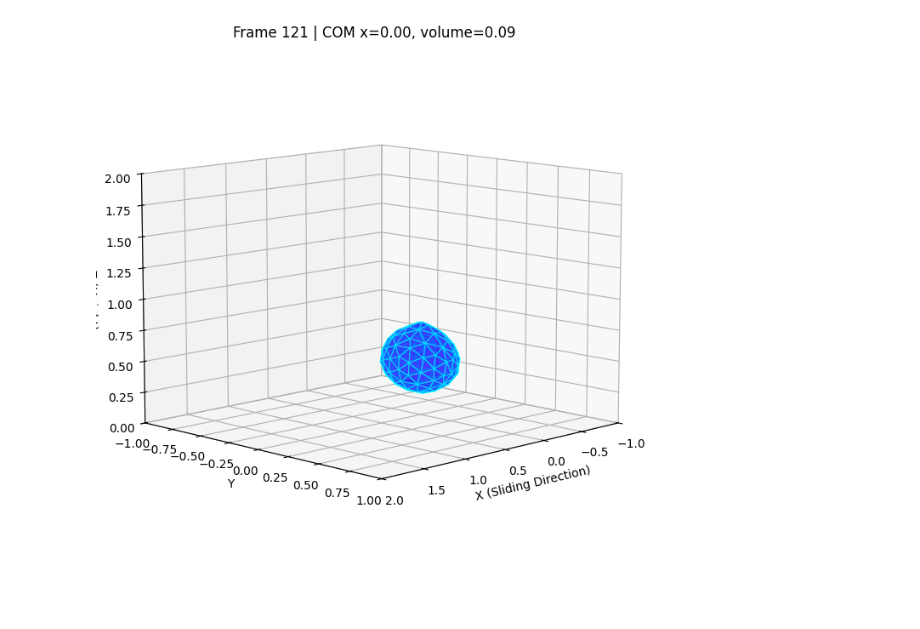
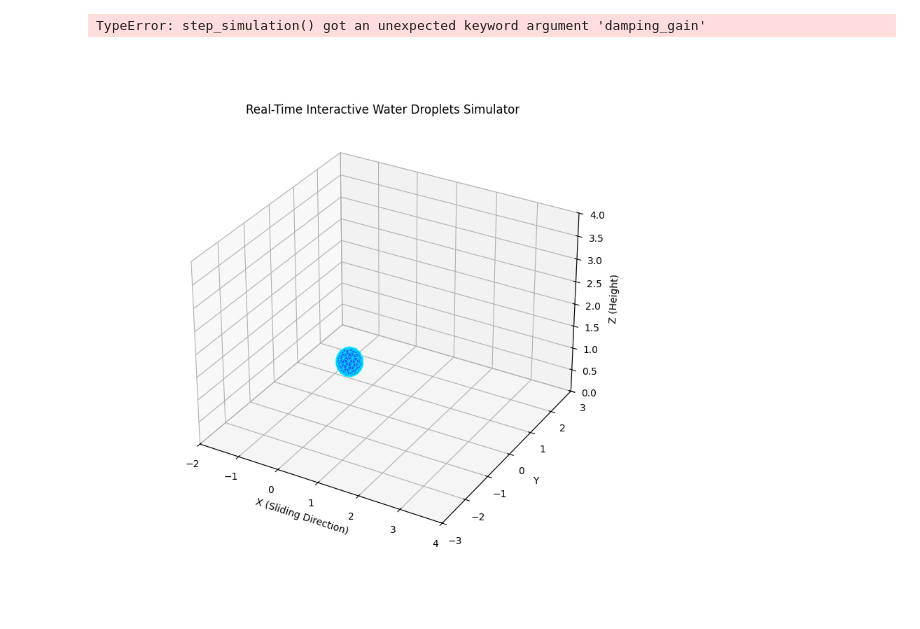
Before and after one commit to owenlambchops/CS184-final-project, a Jupyter notebook: python_sim_dev/water_sim.ipynb, the cells around one changed output. Cells and saved outputs as stored; diff of their text form; code cells hidden in the pictures.

```diff
--- a/python_sim_dev/water_sim.ipynb
+++ b/python_sim_dev/water_sim.ipynb
@@ -42,40 +42,80 @@ ax.set(
 )
 
 for frame in range(2000):
+    # Explicit internal sub-stepping to maintain simulation stability
     for _ in range(sub_steps):
         v, x = step_simulation(
             v, x, faces, neighbours, V_0,
-            method="euler",
-            dt=sub_dt, g=np.array([0.0, 0.0, -9.810]),
+            dt=sub_dt,
+            g=np.array([4.0, 0.0, -9.81]), # Tilted gravity
             gamma=2000.0,  # higher tension to preserve bead shape
             mu=16.0,        # numerically safer damping than very large explicit mu
-            eta=6.0,      # keep Laplacian viscosity in a stable/recommended range
+            eta=8.0,      # keep Laplacian viscosity in a stable/recommended range
             k_v=2000.0,
             rho=0.1,    # lower density to allow more visible deformation without extreme forces
-            alpha=0.2,     # contact angle stiffness
+            alpha=3.0,     # contact angle stiffness
             friction_coeff=0.1,
-            contact_angles=(np.deg2rad(105.0), np.deg2rad(125.0)),
-            volume_correction_mode="both",
+            damping_gain=1.5 # Apply new robust damping
         )
+
+        # gamma=50.0,
+        #     mu=3.0,
+        #     eta=0.98,
+        #     k_v=2000.0,
+        #     friction_coeff=0.2,
+
+
+# for frame in range(2000):
+#     for _ in range(sub_steps):
+#         v, x = step_simulation(
+#             v, x, faces, neighbours, V_0,
+#             dt=sub_dt, g=np.array([0.0, 0.0, -9.810]),
+#             gamma=2000.0,  # higher tension to preserve bead shape
+#             mu=16.0,        # numerically safer damping than very large explicit mu
+#             eta=8.0,      # keep Laplacian viscosity in a stable/recommended range
+#             k_v=2000.0,
+#             rho=0.1,    # lower density to allow more visible deformation without extreme forces
+#             alpha=3.0,     # contact angle stiffness
+#             friction_coeff=0.1,
+#             # contact_angles=(np.deg2rad(105.0), np.deg2rad(125.0)),
+#             # contact_angles=(np.deg2rad(86.0), np.deg2rad(94.0)),
+#             contact_angles=(np.deg2rad(59.0), np.deg2rad(61.0)),
+#             volume_correction_mode="both",
+#         )
+
+        # v, x = step_simulation(
+        #     v, x, faces, neighbours, V_0,
+        #     dt=sub_dt, g=np.array([0.0, 0.0, -9.810]),
+        #     gamma=2000.0,  # higher tension to preserve bead shape
+        #     mu=16.0,        # numerically safer damping than very large explicit mu
+        #     eta=6.0,      # keep Laplacian viscosity in a stable/recommended range
+        #     k_v=2000.0,
+        #     rho=0.1,    # lower density to allow more visible deformation without extreme forces
+        #     alpha=0.2,     # contact angle stiffness
+        #     friction_coeff=0.1,
+        #     contact_angles=(np.deg2rad(105.0), np.deg2rad(125.0)),
+        #     volume_correction_mode="both",
+        # )
 
     # Update visual data
     # sc._offsets3d = (x[:, 0], x[:, 1], x[:, 2])
     poly.set_verts(x[faces])
 
     # Keep droplet in view as it slides
     center = x.mean(axis=0)
     ax.set_xlim(-1, 2)
     ax.set_ylim(-1, 1)
     ax.set_zlim(0.0, 2.0)
     _, volume = compute_vertex_normals_and_volume(x, faces)
     ax.set_title(f"Frame {frame} | COM x={center[0]:.2f}, volume={volume:.2f}")
     ax.view_init(elev=10, azim=45)
 
     # Notebook-friendly refresh
     display.clear_output(wait=True)
     display.display(fig)
     time.sleep(0.01)
 
 plt.close(fig)
 # %% [output]
+TypeError: step_simulation() got an unexpected keyword argument 'damping_gain'
-[figure, old version]
+[figure, new version]
```
Also changed, not shown: 1 other file.
